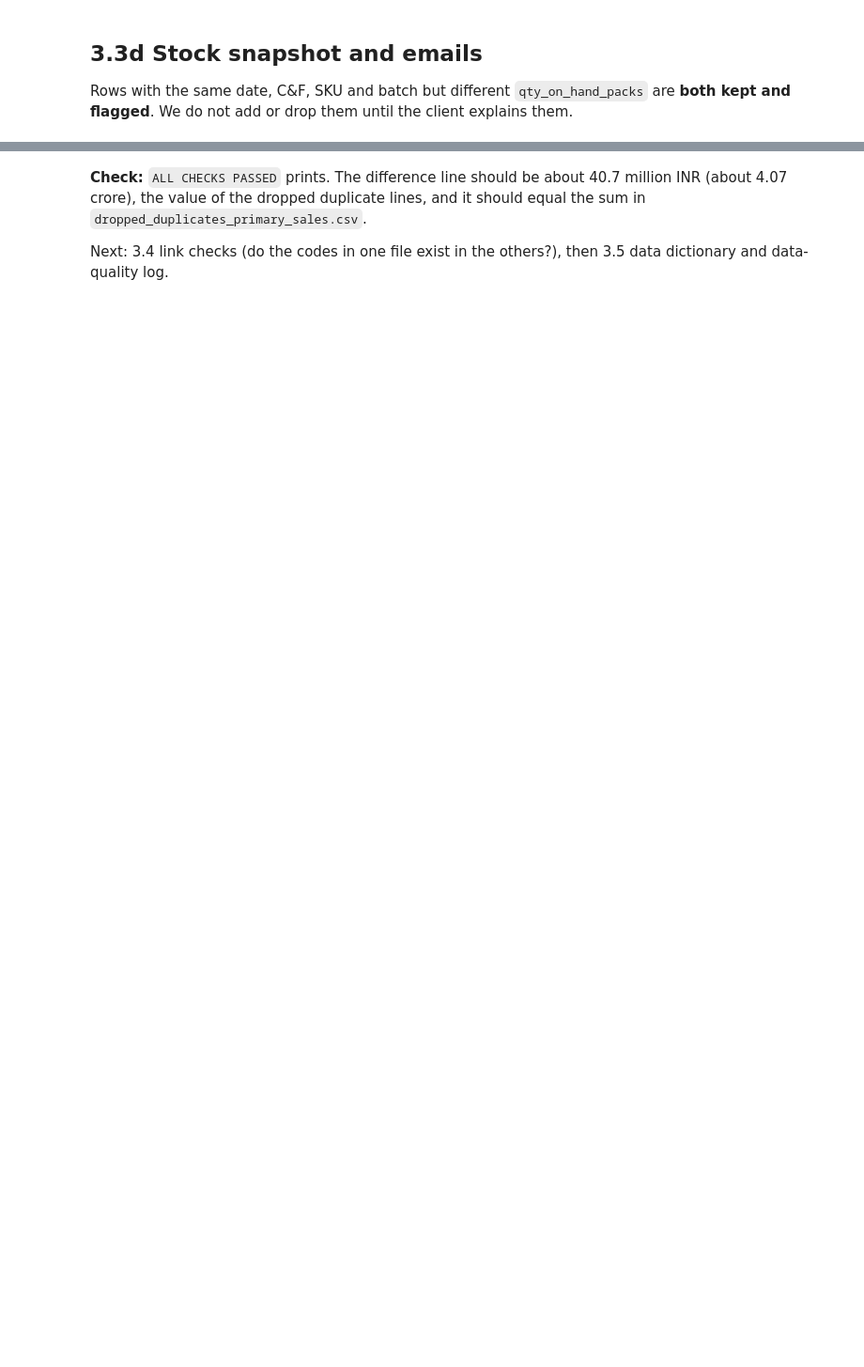
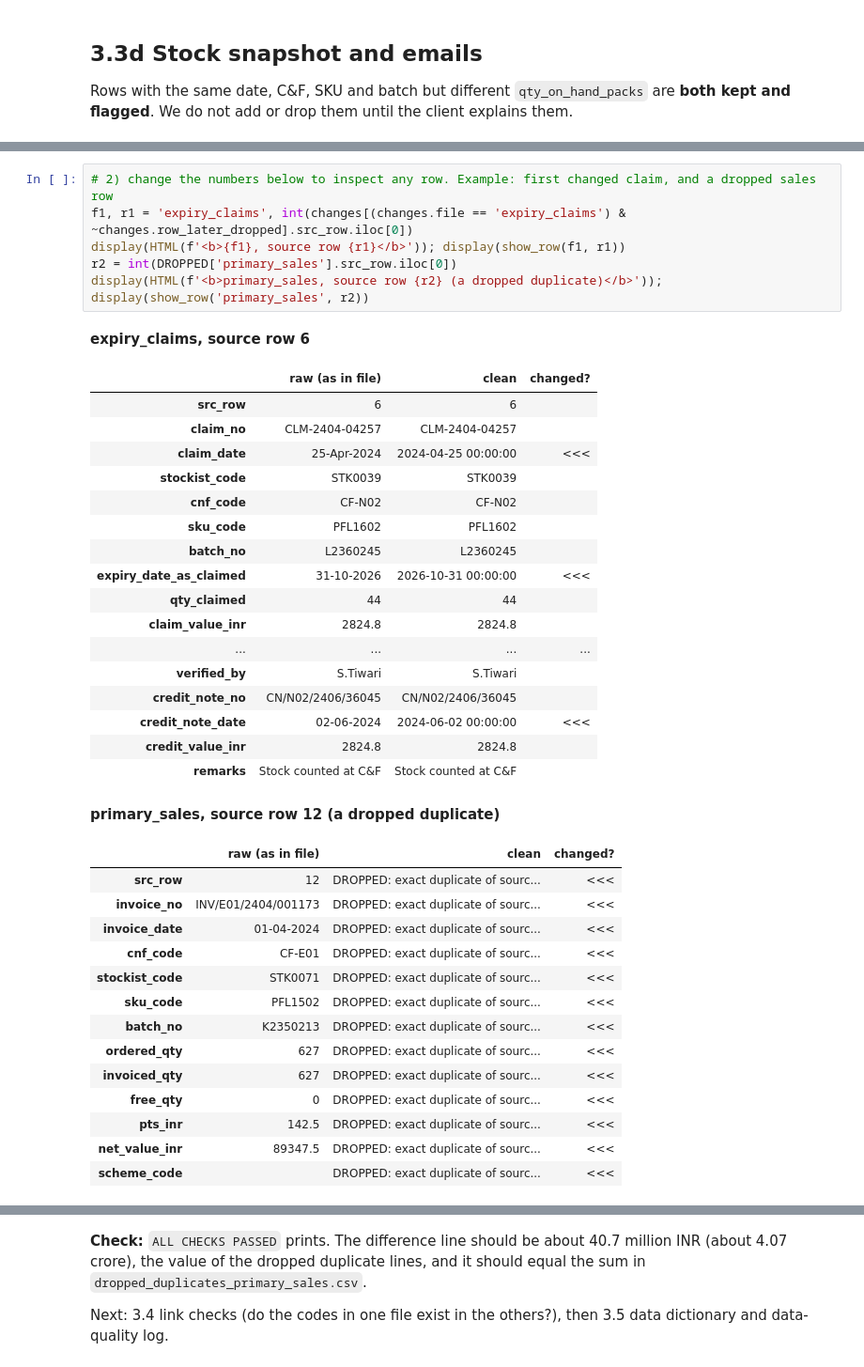
Before and after one commit to omkar-enjem/pfizer-channel-engagement_learner-pack-poc, a Jupyter notebook: notebooks/step3_clean.ipynb, the cells around one changed output, grey strips where cells are left out. Shown at 94% size. Saved outputs shown, nothing was run; the diff lists cells and outputs as text; blank space fills up the shorter version.

```diff
--- a/notebooks/step3_clean.ipynb
+++ b/notebooks/step3_clean.ipynb
@@ -197,0 +465,40 @@ log_df
+# %%
+# 2) change the numbers below to inspect any row. Example: first changed claim, and a dropped sales row
+f1, r1 = 'expiry_claims', int(changes[(changes.file == 'expiry_claims') & ~changes.row_later_dropped].src_row.iloc[0])
+display(HTML(f'<b>{f1}, source row {r1}</b>')); display(show_row(f1, r1))
+r2 = int(DROPPED['primary_sales'].src_row.iloc[0])
+display(HTML(f'<b>primary_sales, source row {r2} (a dropped duplicate)</b>')); display(show_row('primary_sales', r2))
+# %% [output]
+expiry_claims, source row 6
+|  | raw (as in file) | clean | changed? |
+| src_row | 6 | 6 |  |
+| claim_no | CLM-2404-04257 | CLM-2404-04257 |  |
+| claim_date | 25-Apr-2024 | 2024-04-25 00:00:00 | <<< |
+| stockist_code | STK0039 | STK0039 |  |
+| cnf_code | CF-N02 | CF-N02 |  |
+| sku_code | PFL1602 | PFL1602 |  |
+| batch_no | L2360245 | L2360245 |  |
+| expiry_date_as_claimed | 31-10-2026 | 2026-10-31 00:00:00 | <<< |
+| qty_claimed | 44 | 44 |  |
+| claim_value_inr | 2824.8 | 2824.8 |  |
+| ... | ... | ... | ... |
+| verified_by | S.Tiwari | S.Tiwari |  |
+| credit_note_no | CN/N02/2406/36045 | CN/N02/2406/36045 |  |
+| credit_note_date | 02-06-2024 | 2024-06-02 00:00:00 | <<< |
+| credit_value_inr | 2824.8 | 2824.8 |  |
+| remarks | Stock counted at C&F | Stock counted at C&F |  |
+primary_sales, source row 12 (a dropped duplicate)
+|  | raw (as in file) | clean | changed? |
+| src_row | 12 | DROPPED: exact duplicate of sourc... | <<< |
+| invoice_no | INV/E01/2404/001173 | DROPPED: exact duplicate of sourc... | <<< |
+| invoice_date | 01-04-2024 | DROPPED: exact duplicate of sourc... | <<< |
+| cnf_code | CF-E01 | DROPPED: exact duplicate of sourc... | <<< |
+| stockist_code | STK0071 | DROPPED: exact duplicate of sourc... | <<< |
+| sku_code | PFL1502 | DROPPED: exact duplicate of sourc... | <<< |
+| batch_no | K2350213 | DROPPED: exact duplicate of sourc... | <<< |
+| ordered_qty | 627 | DROPPED: exact duplicate of sourc... | <<< |
+| invoiced_qty | 627 | DROPPED: exact duplicate of sourc... | <<< |
+| free_qty | 0 | DROPPED: exact duplicate of sourc... | <<< |
+| pts_inr | 142.5 | DROPPED: exact duplicate of sourc... | <<< |
+| net_value_inr | 89347.5 | DROPPED: exact duplicate of sourc... | <<< |
+| scheme_code |  | DROPPED: exact duplicate of sourc... | <<< |
```
Also changed, not shown: parts of 23 cells of this notebook, 7 other files.
